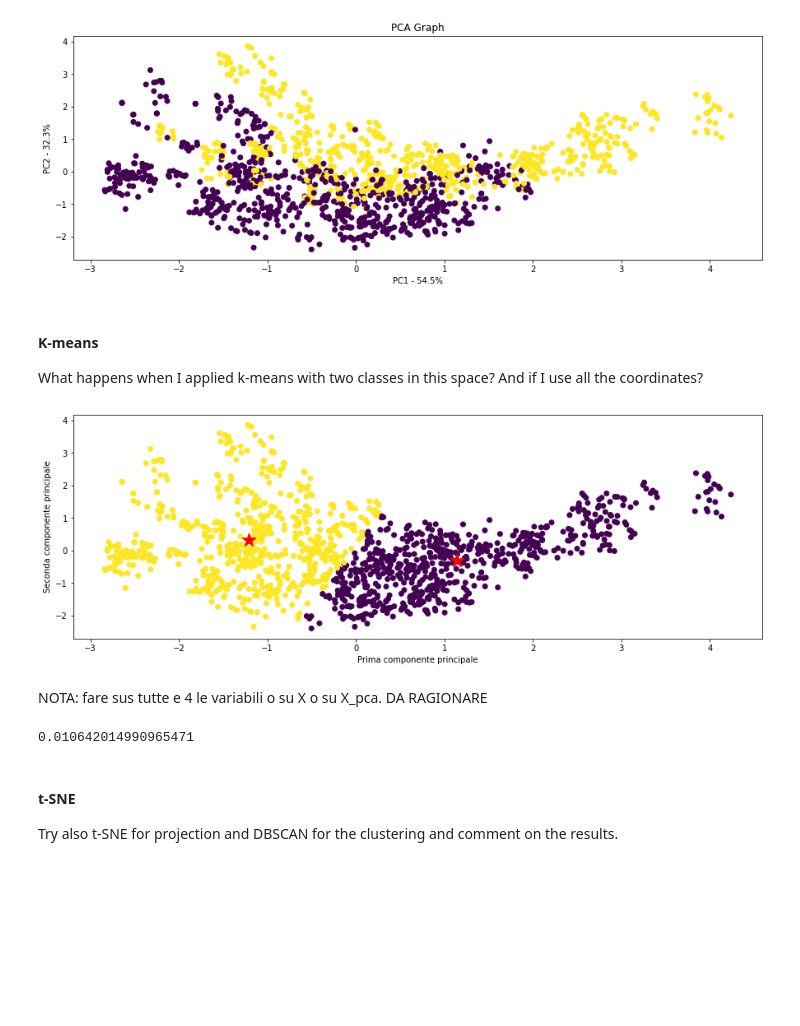
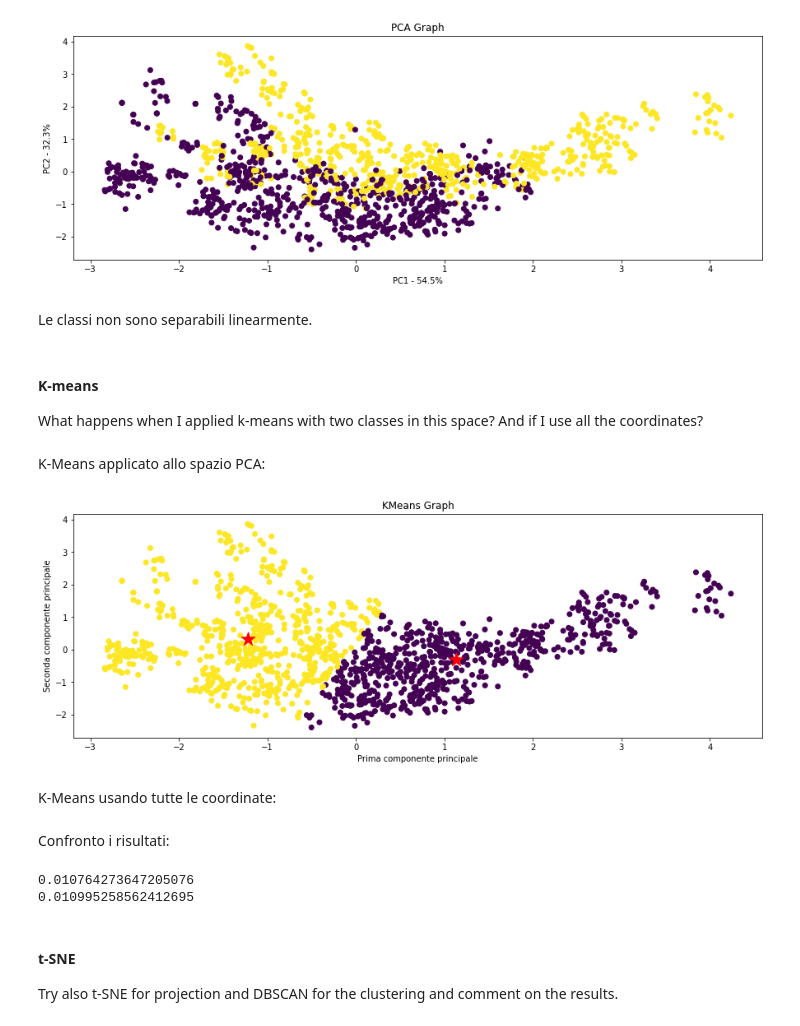
Before and after one commit to Erionis/Machine_Learning, a Jupyter notebook: challenges/challenge_one.ipynb, the cells around one changed output. Drawn from its saved outputs; the diff is of its cells as text; code cells hidden in the pictures; blank space fills up the shorter version.

```diff
--- a/challenges/challenge_one.ipynb
+++ b/challenges/challenge_one.ipynb
@@ -206,36 +195,38 @@ plt.show()
 # %%
-pca_df = pd.DataFrame(X_pca, columns=labels)
-plt.scatter(pca_df.PC1, pca_df.PC2, c=y)
+X_pca = pd.DataFrame(X_pca, columns=labels)
+X_pca = X_pca.loc[:, ['PC1', 'PC2']]
+plt.scatter(X_pca.PC1, X_pca.PC2, c=y)
 plt.title('PCA Graph')
 plt.xlabel('PC1 - {0}%'.format(perc_var[0]))
 plt.ylabel('PC2 - {0}%'.format(perc_var[1]))
 plt.show()
 # %% [output]
 [figure]
+# %% [markdown]
+Le classi non sono separabili linearmente.
 # %% [markdown]
 #### K-means
 
 What happens when I applied k-means with two classes in this space? And if I use all the coordinates?
+# %% [markdown]
+K-Means applicato allo spazio PCA:
 # %%
 from sklearn.cluster import KMeans
 
-# Istanzia l'oggetto KMeans con 2 cluster
 kmeans = KMeans(n_clusters=2)
+# Applico KMeans alle prime 2 componenti principali
+kmeans.fit(X_pca)
+# Ottiengo le etichette di cluster e centroidi
+kmeans_labels_pca = kmeans.labels_
+centroids_pca = kmeans.cluster_centers_
 
-# Applica KMeans alle prime 2 componenti principali
-kmeans.fit(X_pca)
-
-# Ottieni le etichette di cluster e i centroidi
-kmeans_labels = kmeans.labels_
-centroids = kmeans.cluster_centers_
-
-# Crea un grafico dei cluster colorati rispetto alla variabile y
-plt.scatter(X_pca[:, 0], X_pca[:, 1], c=kmeans_labels)
-plt.scatter(centroids[:, 0], centroids[:, 1], marker='*', s=300, c='r')
+plt.scatter(X_pca.PC1, X_pca.PC2, c=kmeans_labels_pca)
+plt.scatter(centroids_pca[:, 0], centroids_pca[:, 1], marker='*', s=300, c='r')
+plt.title('KMeans Graph')
 plt.xlabel('Prima componente principale')
 plt.ylabel('Seconda componente principale')
 plt.show()
 # %% [output]
-[figure, old version]
+[figure, new version]
-# %% [markdown]
-NOTA: fare sus tutte e 4 le variabili o su X o su X_pca. DA RAGIONARE
+# %% [markdown]
+K-Means usando tutte le coordinate:
@@ -242,9 +244,13 @@ NOTA: fare sus tutte e 4 le variabili o su X o su X_pca. DA RAGIONARE
+# %% [markdown]
+Confronto i risultati:
 # %%
 from sklearn.metrics.cluster import normalized_mutual_info_score
-# Compute the normalized mutual information between the predicted and the ground truth classification
-normalized_mutual_info_score(kmeans_labels, np.array(y).flatten())
+
+print(normalized_mutual_info_score(kmeans_labels_pca, np.array(y).flatten()))
+print(normalized_mutual_info_score(kmeans_labels_scaled, np.array(y).flatten()))
 # %% [output]
-0.010642014990965471
+0.010764273647205076
+0.010995258562412695
 # %% [markdown]
 #### t-SNE
 
```
Also changed, not shown: parts of 61 cells of this notebook.
